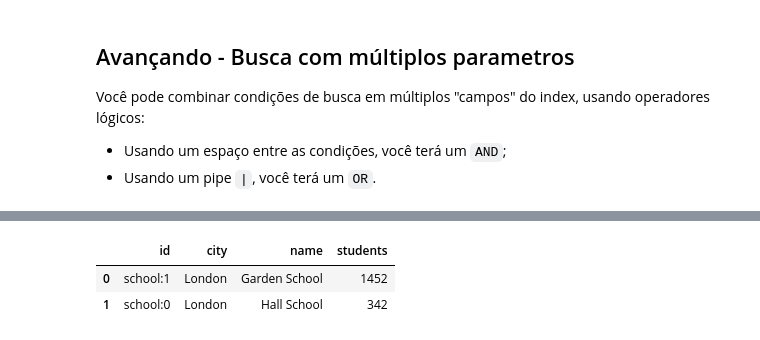
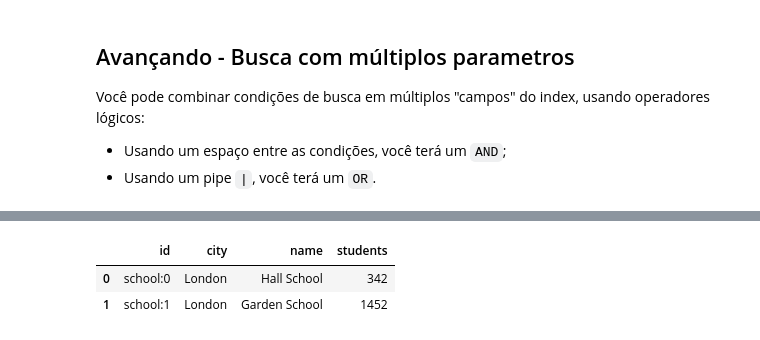
Before and after one commit to gacerioni/Redis-VectorDB-LLM-RAG-Workshop, a Jupyter notebook: 03-Advanced_RedisSearch/03-Advanced_RedisSearch.ipynb, the cells around one changed output, grey strips where cells are left out. Drawn from its saved outputs; the diff is of its cells as text; code cells hidden in the pictures.

```diff
--- a/03-Advanced_RedisSearch/03-Advanced_RedisSearch.ipynb
+++ b/03-Advanced_RedisSearch/03-Advanced_RedisSearch.ipynb
@@ -297,12 +299,12 @@ display_ft(res)
 # %%
-#Combining Tag and Geo conditions
-query=Query('@city:{London} @students:[0, 10000]') \
+# Combinando Tag, Geo, e Range num hit unico
+query=Query('@city:{London} @students:[0, 10000] @location:[51.3 0.32 10000 km]') \
    .return_field("address_city", as_field="city") \
    .return_field("name", as_field="name") \
    .return_field("students", as_field="students")
 res=r.ft("idx:schools").search(query)
 display_ft(res)
 # %% [output]
 |  | id | city | name | students |
-| 0 | school:1 | London | Garden School | 1452 |
-| 1 | school:0 | London | Hall School | 342 |
+| 0 | school:0 | London | Hall School | 342 |
+| 1 | school:1 | London | Garden School | 1452 |
```
Also changed, not shown: parts of 7 cells of this notebook.
